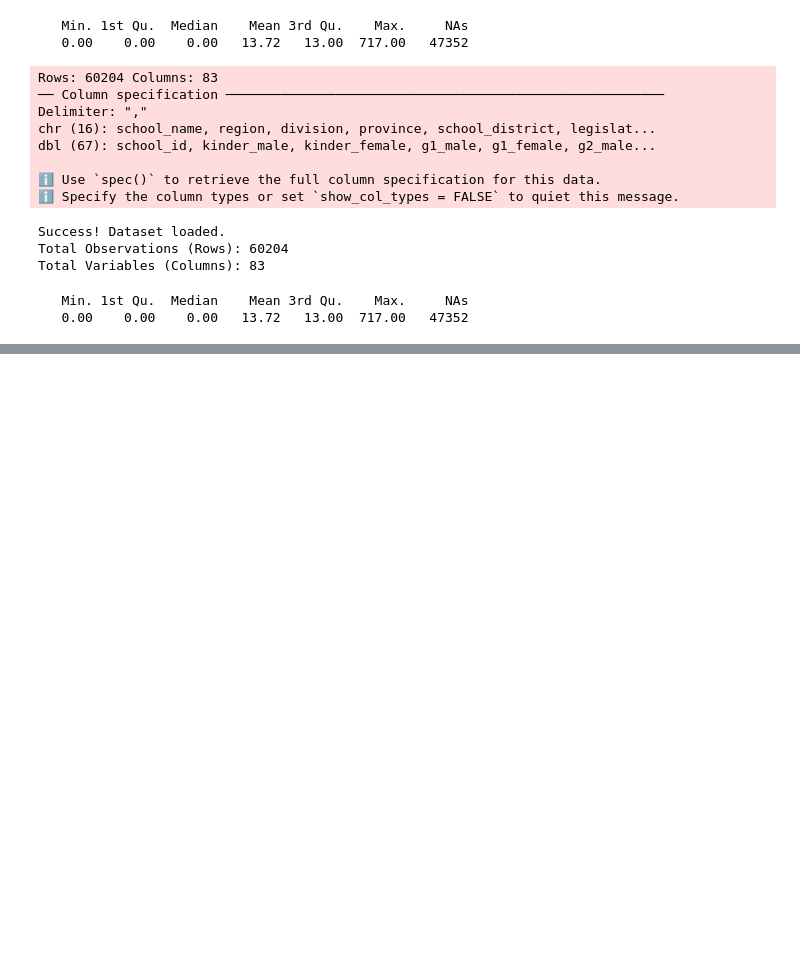
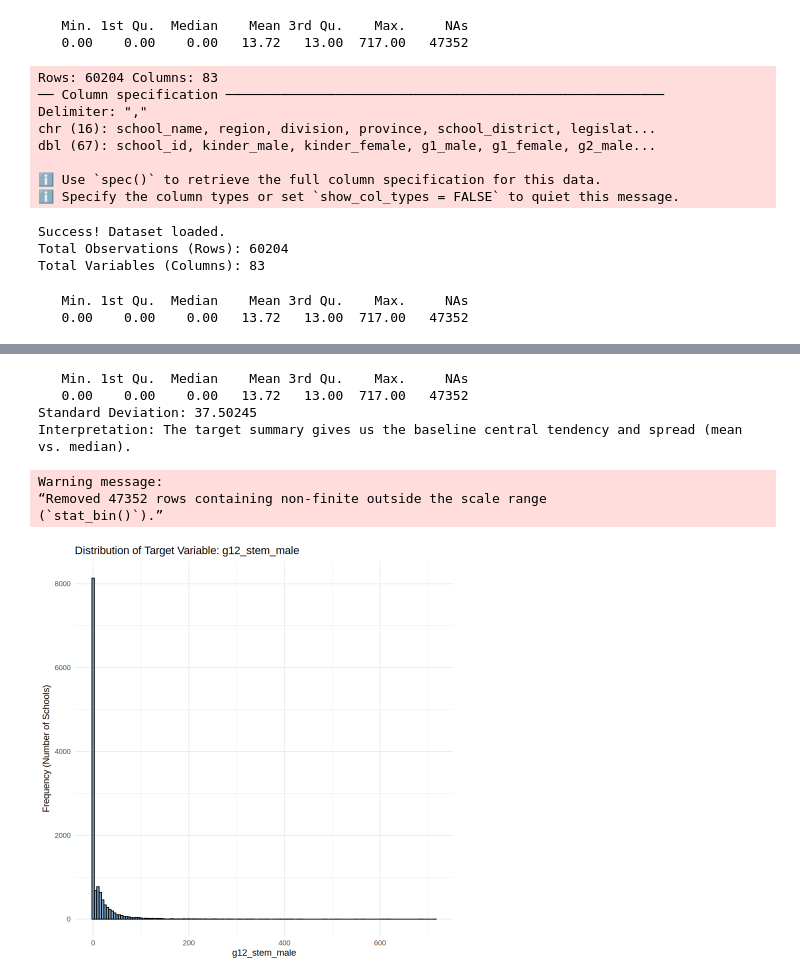
Before and after one commit to Supermarcc/For-ACTIVITY-1---Predictive-Modeling, a Jupyter notebook: Notebooks/Predictive Modelling_ea.ipynb, the cells around one changed output, grey strips where cells are left out. Cells and saved outputs as stored; diff of their text form; code cells hidden in the pictures; blank space fills up the shorter version.

```diff
--- a/Notebooks/Predictive Modelling_ea.ipynb
+++ b/Notebooks/Predictive Modelling_ea.ipynb
@@ -102,0 +153,29 @@ summary(data$g12_stem_male)
+# %%
+target_col <- "g12_stem_male"
+if (!target_col %in% names(df)) {
+  target_col <- names(df)[sapply(df, is.numeric)][1]
+  cat("Note: 'g12_stem_male' not found explicitly. Using fallback target:", target_col, "\n")
+}
+
+target_summary <- summary(df[[target_col]])
+print(target_summary)
+cat("Standard Deviation:", sd(df[[target_col]], na.rm = TRUE), "\n")
+cat("Interpretation: The target summary gives us the baseline central tendency and spread (mean vs. median).\n\n")
+
+# Visualization 1: Histogram of Target Distribution with Interpretation Printed
+p1 <- ggplot(df, aes_string(x = target_col)) +
+  geom_histogram(binwidth = 5, fill = "steelblue", color = "black", alpha = 0.7) +
+  labs(title = paste("Distribution of Target Variable:", target_col),
+       x = target_col,
+       y = "Frequency (Number of Schools)") +
+  theme_minimal()
+print(p1)
+# %% [output]
+   Min. 1st Qu.  Median    Mean 3rd Qu.    Max.     NAs
+   0.00    0.00    0.00   13.72   13.00  717.00   47352
+Standard Deviation: 37.50245
+Interpretation: The target summary gives us the baseline central tendency and spread (mean vs. median).
+Warning message:
+“Removed 47352 rows containing non-finite outside the scale range
+(`stat_bin()`).”
+[figure, added]
```
Also changed, not shown: parts of 68 cells of this notebook.
